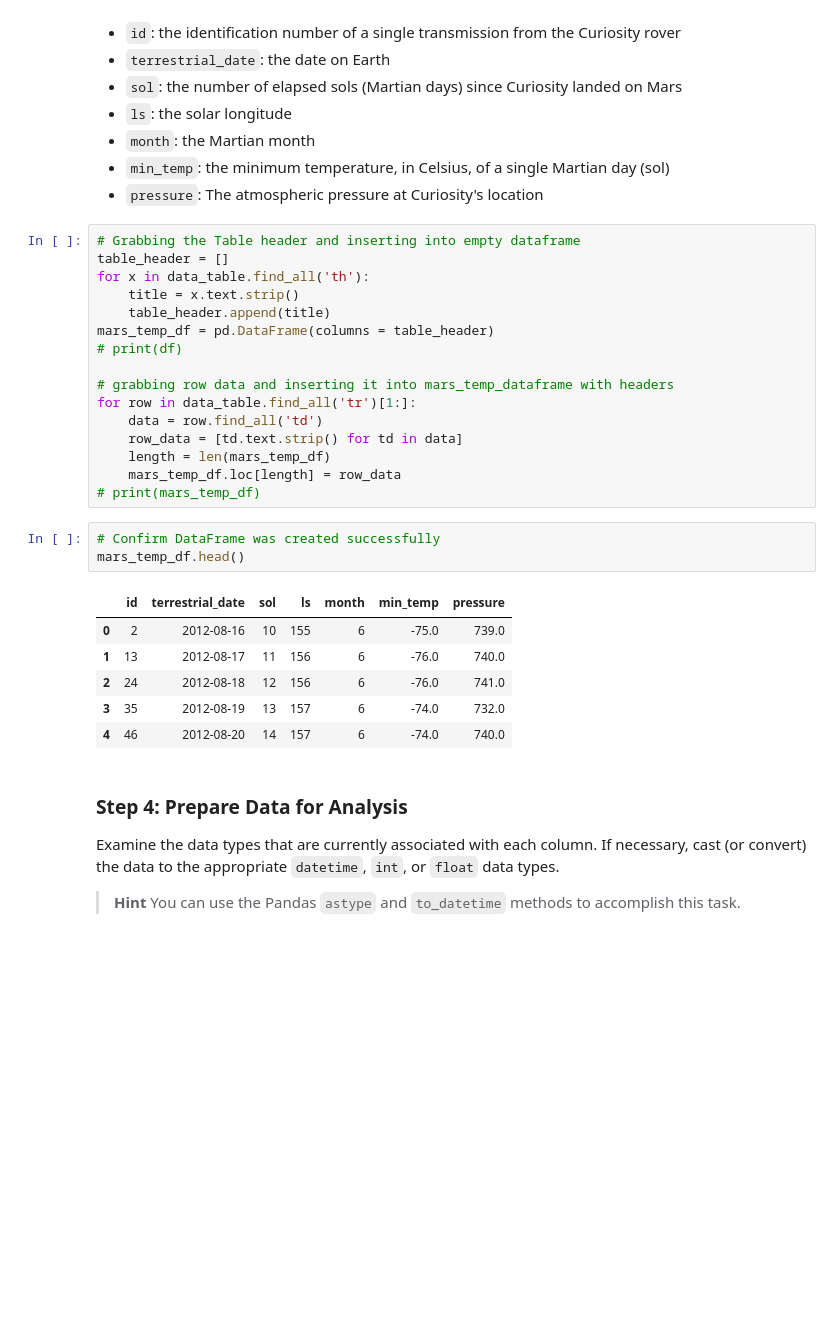
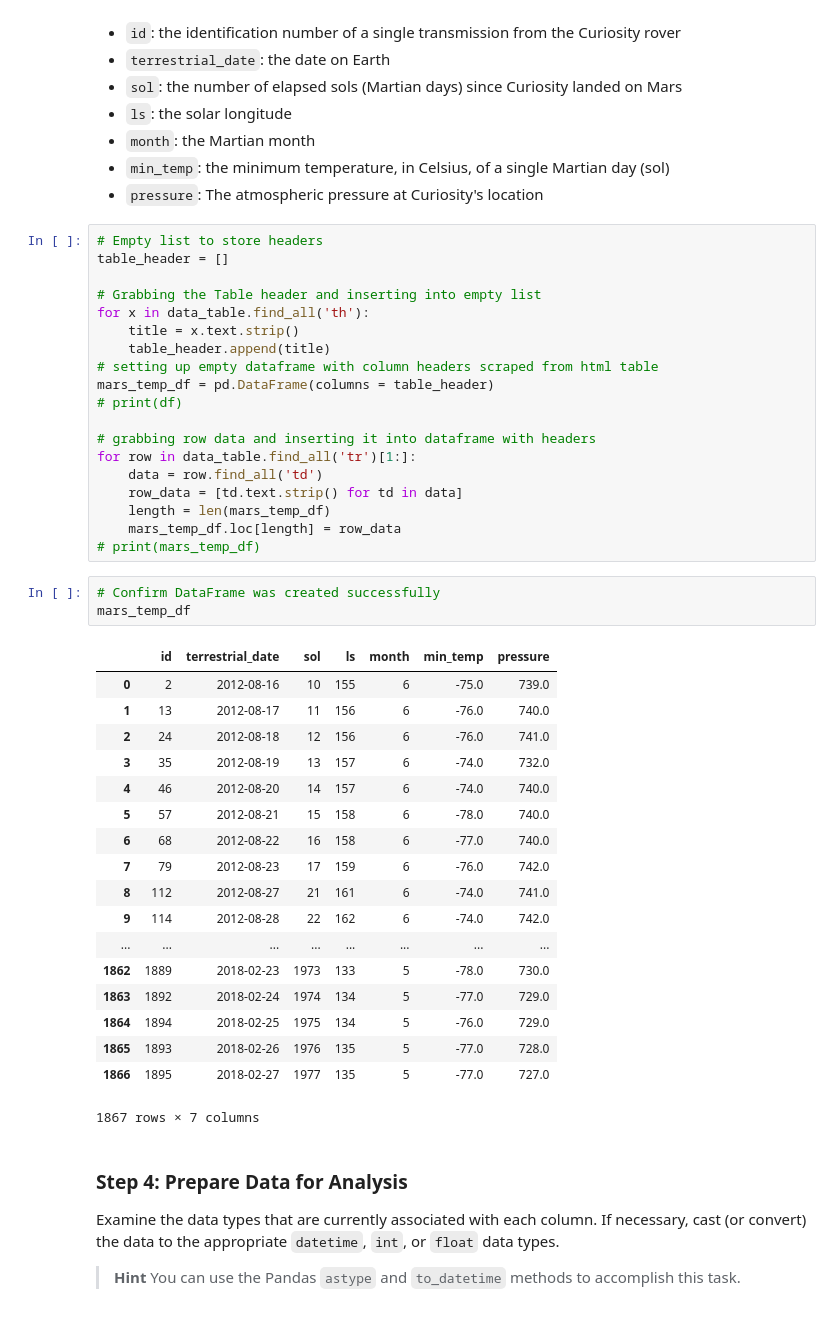
Before and after one commit to acboi0824/Module-12-Web-Scrape-Challenge, a Jupyter notebook: Starter_Code/part_2_mars_weather.ipynb, the cells around one changed output. Saved outputs shown, nothing was run; the diff lists cells and outputs as text; blank space fills up the shorter version.

```diff
--- a/Starter_Code/part_2_mars_weather.ipynb
+++ b/Starter_Code/part_2_mars_weather.ipynb
@@ -87,15 +88,18 @@ Assemble the scraped data into a Pandas DataFrame. The columns should have the s
 * `min_temp`: the minimum temperature, in Celsius, of a single Martian day (sol)
 * `pressure`: The atmospheric pressure at Curiosity's location
 # %%
-# Grabbing the Table header and inserting into empty dataframe
+# Empty list to store headers
 table_header = []
+
+# Grabbing the Table header and inserting into empty list
 for x in data_table.find_all('th'):
     title = x.text.strip()
     table_header.append(title)
+# setting up empty dataframe with column headers scraped from html table
 mars_temp_df = pd.DataFrame(columns = table_header)
 # print(df)
 
-# grabbing row data and inserting it into mars_temp_dataframe with headers
+# grabbing row data and inserting it into dataframe with headers
 for row in data_table.find_all('tr')[1:]:
     data = row.find_all('td')
     row_data = [td.text.strip() for td in data]
@@ -104,14 +108,26 @@ for row in data_table.find_all('tr')[1:]:
 # print(mars_temp_df)
 # %%
 # Confirm DataFrame was created successfully
-mars_temp_df.head()
+mars_temp_df
 # %% [output]
 |  | id | terrestrial_date | sol | ls | month | min_temp | pressure |
 | 0 | 2 | 2012-08-16 | 10 | 155 | 6 | -75.0 | 739.0 |
 | 1 | 13 | 2012-08-17 | 11 | 156 | 6 | -76.0 | 740.0 |
 | 2 | 24 | 2012-08-18 | 12 | 156 | 6 | -76.0 | 741.0 |
 | 3 | 35 | 2012-08-19 | 13 | 157 | 6 | -74.0 | 732.0 |
 | 4 | 46 | 2012-08-20 | 14 | 157 | 6 | -74.0 | 740.0 |
+| 5 | 57 | 2012-08-21 | 15 | 158 | 6 | -78.0 | 740.0 |
+| 6 | 68 | 2012-08-22 | 16 | 158 | 6 | -77.0 | 740.0 |
+| 7 | 79 | 2012-08-23 | 17 | 159 | 6 | -76.0 | 742.0 |
+| 8 | 112 | 2012-08-27 | 21 | 161 | 6 | -74.0 | 741.0 |
+| 9 | 114 | 2012-08-28 | 22 | 162 | 6 | -74.0 | 742.0 |
+| ... | ... | ... | ... | ... | ... | ... | ... |
+| 1862 | 1889 | 2018-02-23 | 1973 | 133 | 5 | -78.0 | 730.0 |
+| 1863 | 1892 | 2018-02-24 | 1974 | 134 | 5 | -77.0 | 729.0 |
+| 1864 | 1894 | 2018-02-25 | 1975 | 134 | 5 | -76.0 | 729.0 |
+| 1865 | 1893 | 2018-02-26 | 1976 | 135 | 5 | -77.0 | 728.0 |
+| 1866 | 1895 | 2018-02-27 | 1977 | 135 | 5 | -77.0 | 727.0 |
+1867 rows × 7 columns
 # %% [markdown]
 ### Step 4: Prepare Data for Analysis
 
```
Also changed, not shown: parts of 6 cells of this notebook, 15 other files.
